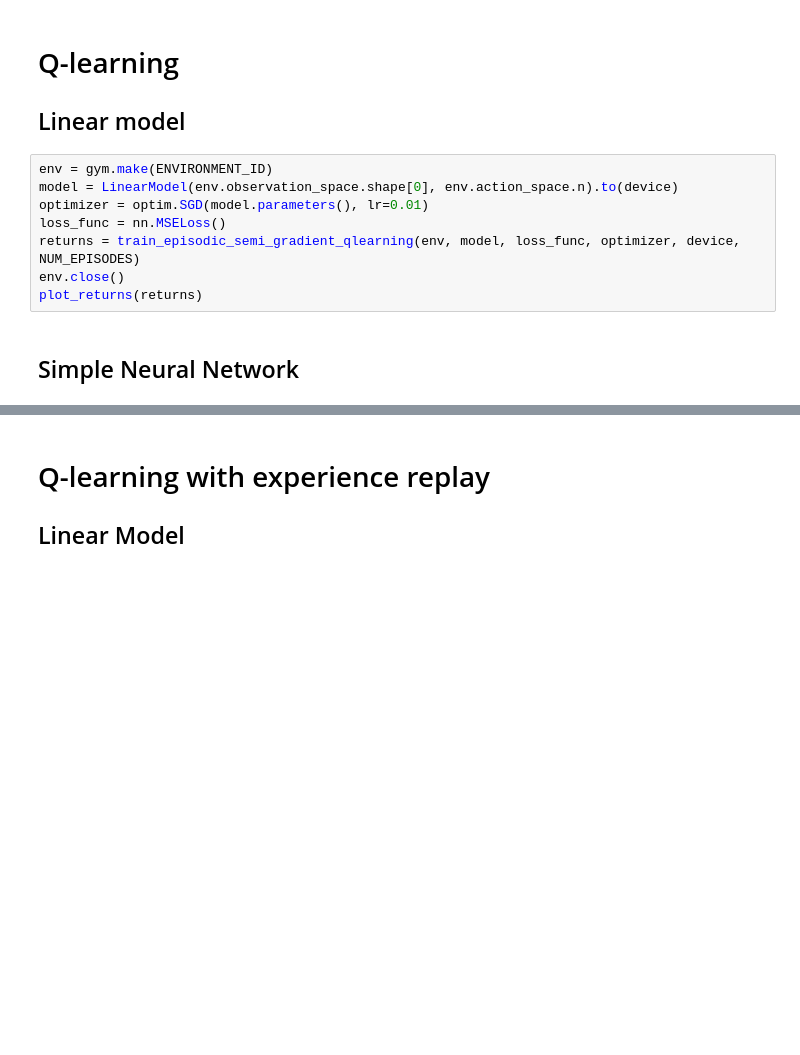
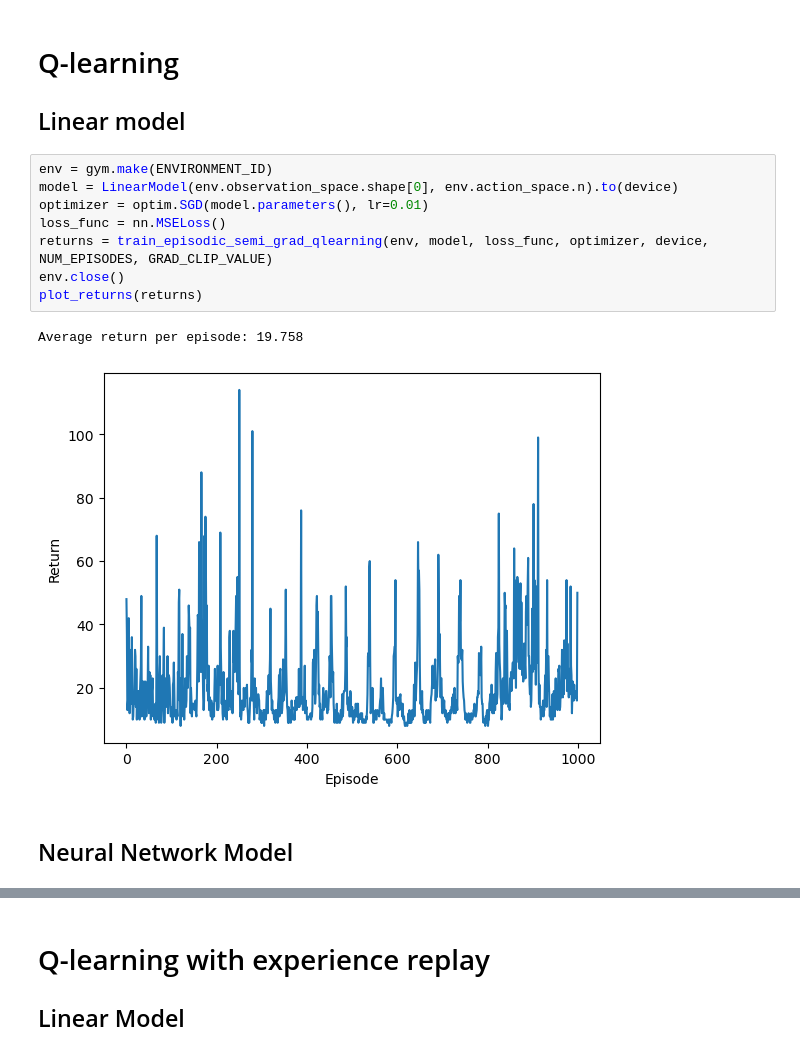
Before and after one commit to CarlFredriksson/rl-gymnasium-training, a Jupyter notebook: CartPole/cart_pole.ipynb, the cells around one changed output, grey strips where cells are left out. Cells and saved outputs as stored; diff of their text form; blank space fills up the shorter version.

```diff
--- a/CartPole/cart_pole.ipynb
+++ b/CartPole/cart_pole.ipynb
@@ -66,13 +71,16 @@ plot_returns(returns)
 # %%
 env = gym.make(ENVIRONMENT_ID)
 model = LinearModel(env.observation_space.shape[0], env.action_space.n).to(device)
 optimizer = optim.SGD(model.parameters(), lr=0.01)
 loss_func = nn.MSELoss()
-returns = train_episodic_semi_gradient_qlearning(env, model, loss_func, optimizer, device, NUM_EPISODES)
+returns = train_episodic_semi_grad_qlearning(env, model, loss_func, optimizer, device, NUM_EPISODES, GRAD_CLIP_VALUE)
 env.close()
 plot_returns(returns)
+# %% [output]
+Average return per episode: 19.758
+[figure, added]
 # %% [markdown]
-## Simple Neural Network
+## Neural Network Model
 # %%
 env = gym.make(ENVIRONMENT_ID)
 model = nn.Sequential(
```
Also changed, not shown: parts of 15 cells of this notebook, 1 other file.
